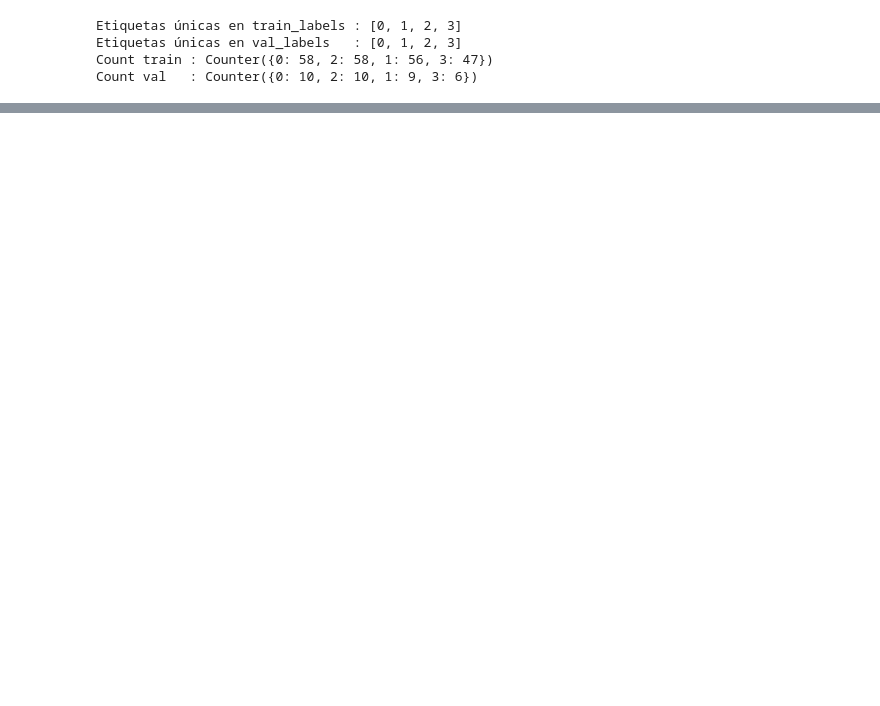
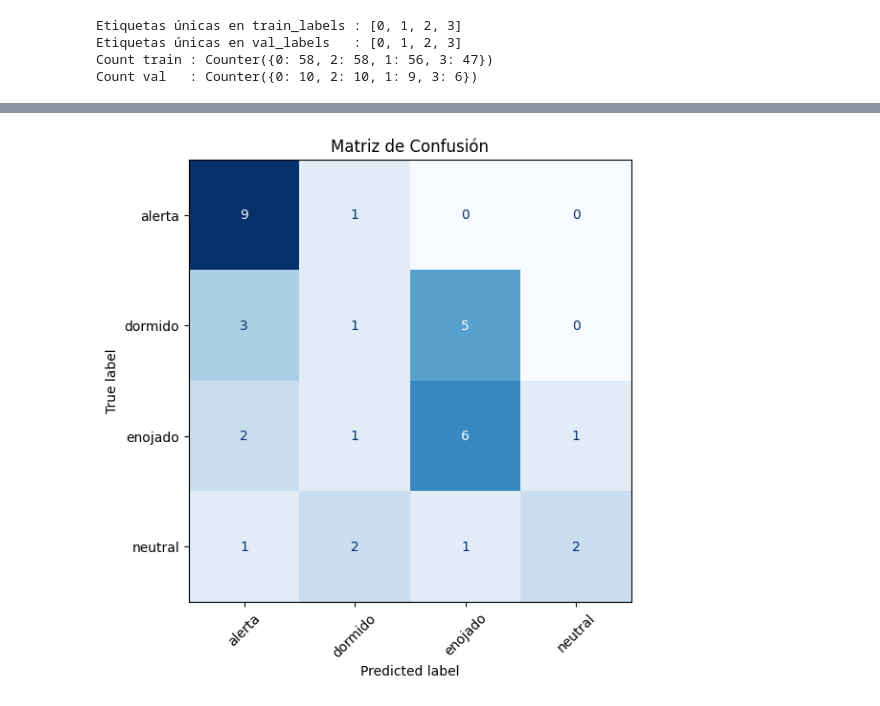
Before and after one commit to MarielCat/Proyecto-RN, a Jupyter notebook: Gateccion.ipynb, the cells around one changed output, grey strips where cells are left out. Cells and saved outputs as stored; diff of their text form; code cells hidden in the pictures; blank space fills up the shorter version.

```diff
--- a/Gateccion.ipynb
+++ b/Gateccion.ipynb
@@ -744,0 +830,51 @@ Clases ordenadas de menor a mayor precisión:
+# %%
+from sklearn.metrics import confusion_matrix, ConfusionMatrixDisplay
+import matplotlib.pyplot as plt
+import torch
+import numpy as np
+
+def plot_confusion_matrix(model, data_loader, classes, device):
+    """
+    Genera y muestra la matriz de confusión para el modelo en un DataLoader.
+
+    Parámetros
+    ----------
+    model       : nn.Module
+        Modelo entrenado en modo .eval().
+    data_loader : DataLoader
+        Loader que suministra (imágenes, etiquetas) para evaluación.
+    classes     : list[str] o tuple[str]
+        Nombres de las clases en el orden de sus etiquetas.
+    device      : torch.device
+        'cuda' o 'cpu' donde ejecutar la inferencia.
+
+    Uso
+    ---
+    plot_confusion_matrix(model, val_loader, classes, device)
+    """
+    model.eval()
+    all_preds = []
+    all_true  = []
+
+    with torch.no_grad():
+        for imgs, labels in data_loader:
+            imgs = imgs.to(device)
+            logits = model(imgs)
+            preds = logits.argmax(dim=1).cpu().numpy()
+            all_preds.extend(preds)
+            all_true.extend(labels.numpy())
+
+    # Cálculo de la matriz
+    cm = confusion_matrix(all_true, all_preds, labels=list(range(len(classes))))
+
+    # Visualización
+    disp = ConfusionMatrixDisplay(cm, display_labels=classes)
+    fig, ax = plt.subplots(figsize=(6, 6))
+    disp.plot(cmap="Blues", ax=ax, colorbar=False)
+    plt.title("Matriz de Confusión")
+    plt.xticks(rotation=45)
+    plt.show()
+
+plot_confusion_matrix(model, val_loader, classes, device)
+# %% [output]
+[figure, added]
```
Also changed, not shown: parts of 12 cells of this notebook, 9 other files.
